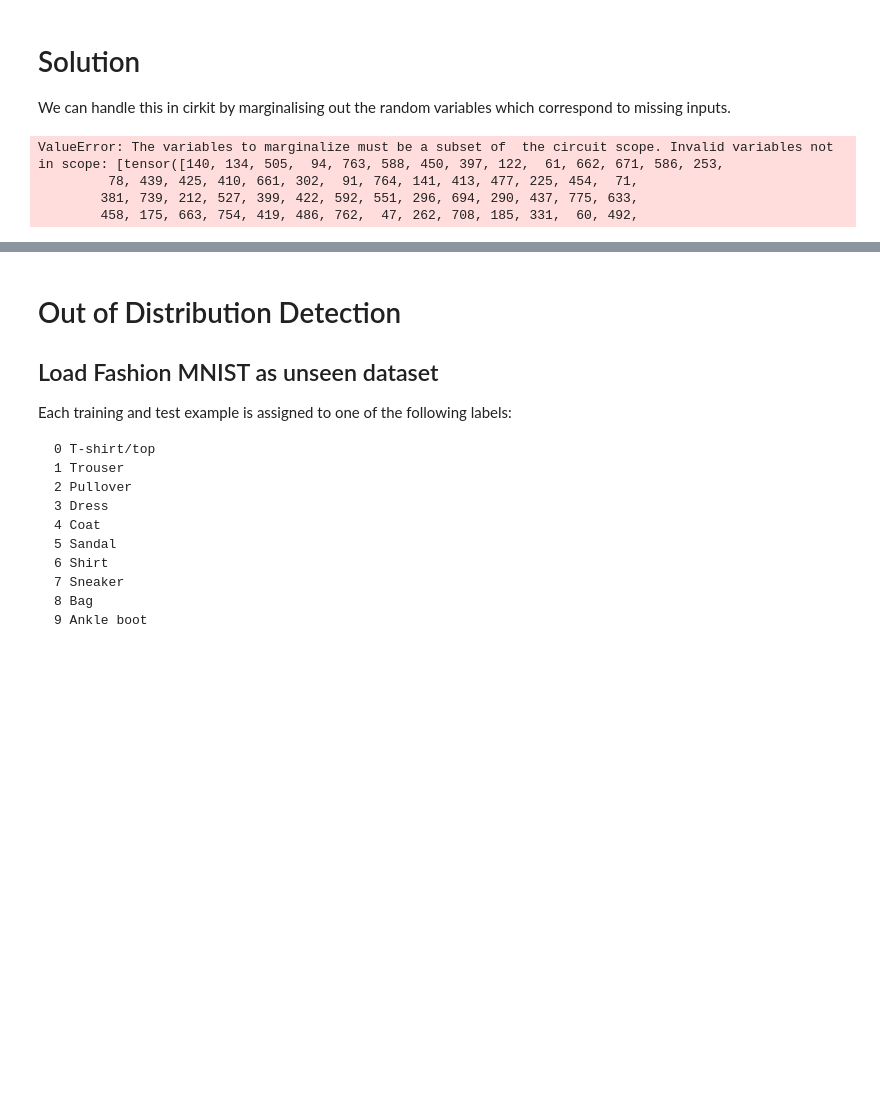
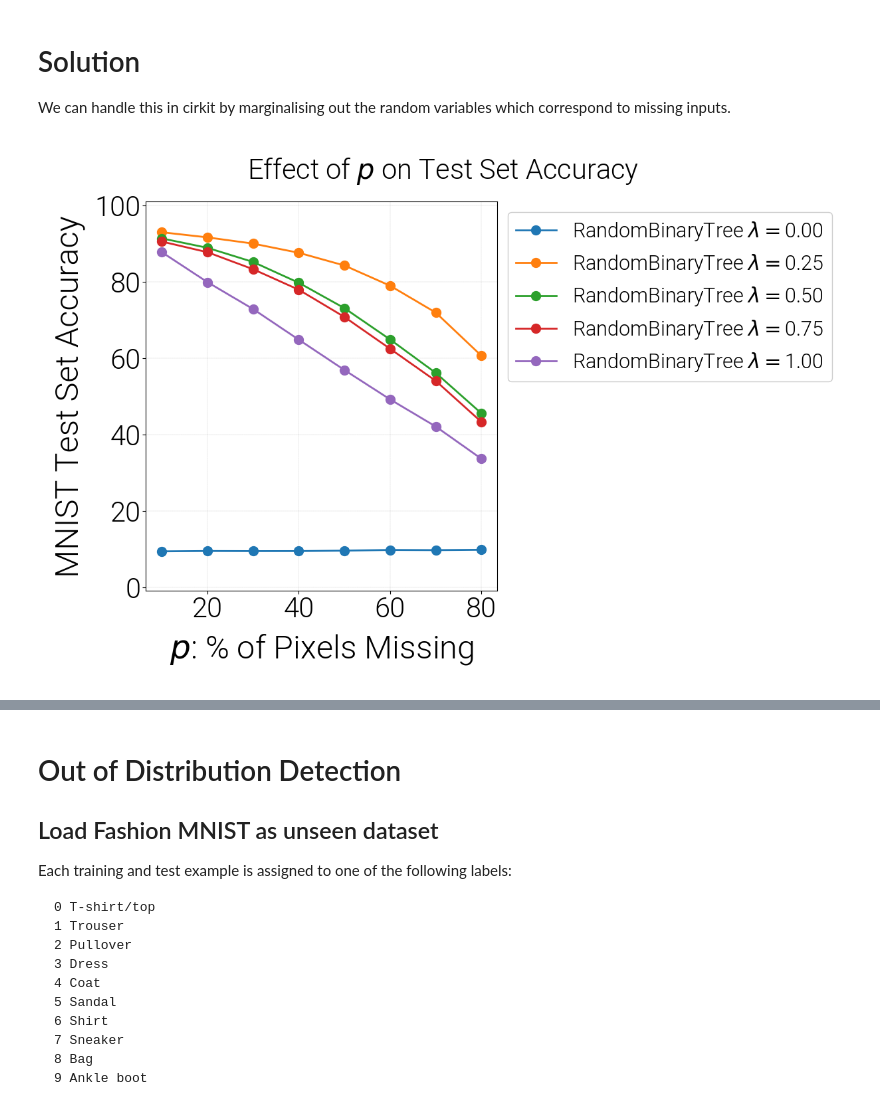
Before and after one commit to april-tools/cirkit, a Jupyter notebook: notebooks/generative-circuit.ipynb, the cells around one changed output, grey strips where cells are left out. Cells and saved outputs as stored; diff of their text form; code cells hidden in the pictures; blank space fills up the shorter version.

```diff
--- a/notebooks/generative-circuit.ipynb
+++ b/notebooks/generative-circuit.ipynb
@@ -610,31 +626,29 @@ We can handle this in cirkit by marginalising out the random variables which cor
 # %%
 def mask_transform(p):
     return transforms.Compose([
     transforms.ToTensor(),
     # Set pixel values in the [0-255] range and append randomly generated mask
     transforms.Lambda(lambda x: {'images':(PIXEL_RANGE * x).long(),
-                                 'masks': np.array(sample_masks(IMAGE_SIZE, 1, p=p))})
+                                 'masks': np.array(sample_masks(IMAGE_SIZE, 1, p=p)).ravel()})
     ])
 
+dropout = np.arange(0, 1., .1)
 
 m_test_stats = []
 for p in dropout:
 
     m_data_test = datasets.MNIST('datasets', train=False, download=True, transform=mask_transform(p))
 
     # Instantiate the training and testing data loaders
-    mask_test_dataloader = DataLoader(m_data_test, shuffle=False, batch_size=256)
+    mask_test_dataloader = DataLoader(m_data_test, shuffle=False, batch_size=2)
 
+    # example, _ = next(iter(mask_test_dataloader))
+    # for ex in example['masks']:
+    #     print(ex)
     for k, model in models.items():
         stats = test_model(model, mask_test_dataloader)
         stats['p'] = p
         stats['model'] = k
         m_test_stats.append(stats)
-
-df = pd.DataFrame.from_records(m_test_stats)
-df
 # %% [output]
-ValueError: The variables to marginalize must be a subset of  the circuit scope. Invalid variables not in scope: [tensor([140, 134, 505,  94, 763, 588, 450, 397, 122,  61, 662, 671, 586, 253,
-         78, 439, 425, 410, 661, 302,  91, 764, 141, 413, 477, 225, 454,  71,
-        381, 739, 212, 527, 399, 422, 592, 551, 296, 694, 290, 437, 775, 633,
-        458, 175, 663, 754, 419, 486, 762,  47, 262, 708, 185, 331,  60, 492,
+[figure, added]
```
Also changed, not shown: parts of 12 cells of this notebook.
